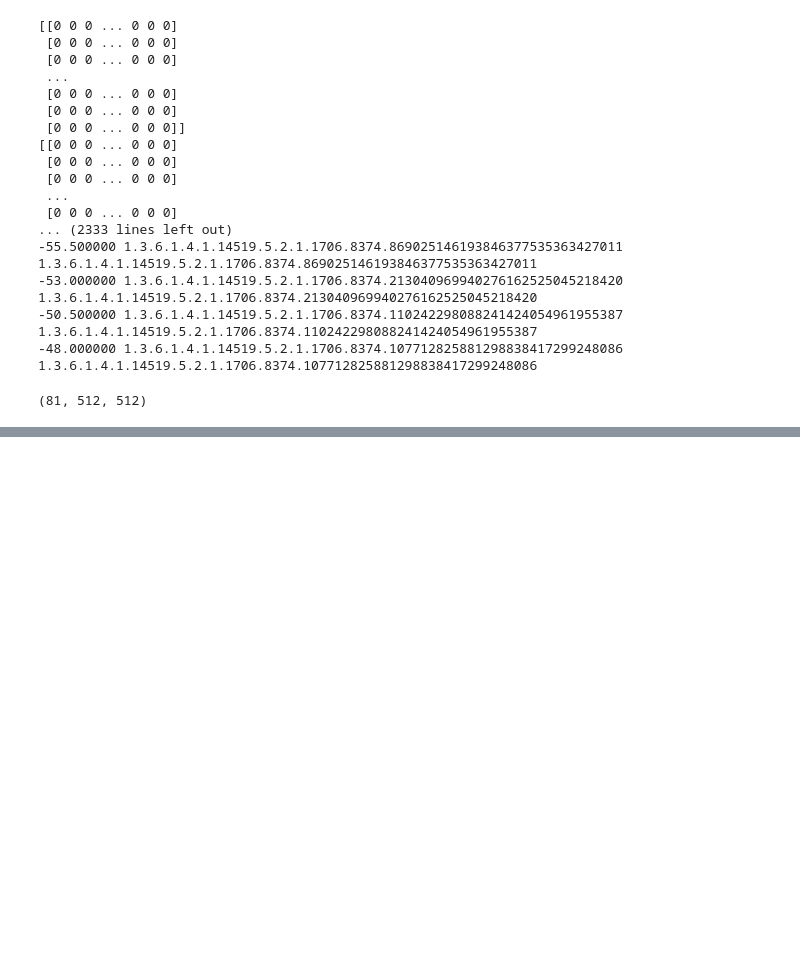
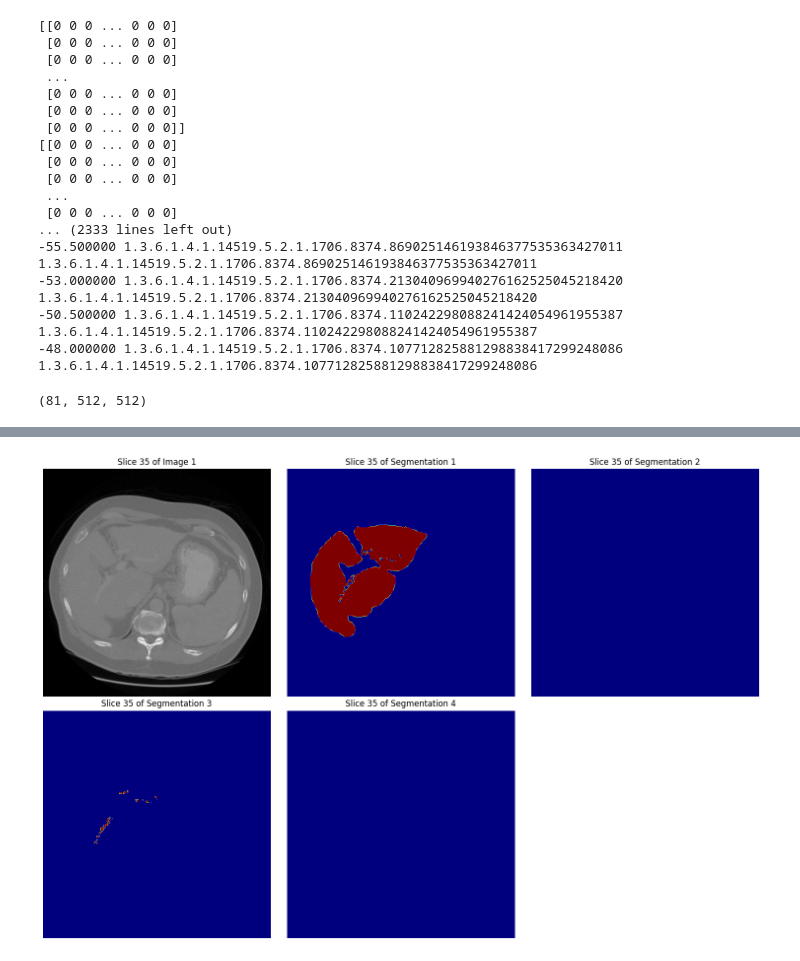
Before and after one commit to ulhaqi12/medical-imaging-project, a Jupyter notebook: test.ipynb, the cells around one changed output, grey strips where cells are left out. Drawn from its saved outputs; the diff is of its cells as text; code cells hidden in the pictures; blank space fills up the shorter version.

```diff
--- a/test.ipynb
+++ b/test.ipynb
@@ -89,0 +96,4 @@ IndexError: list index out of range
+# %%
+mapping.plot_image_slice_with_segments(35)
+# %% [output]
+[figure, added]
```
Also changed, not shown: parts of 11 cells of this notebook, 50 other files.
